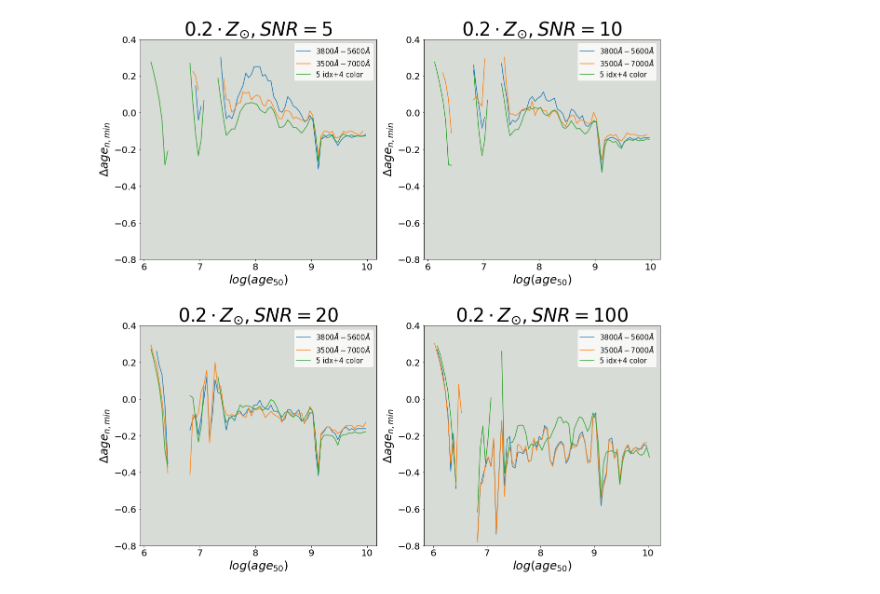
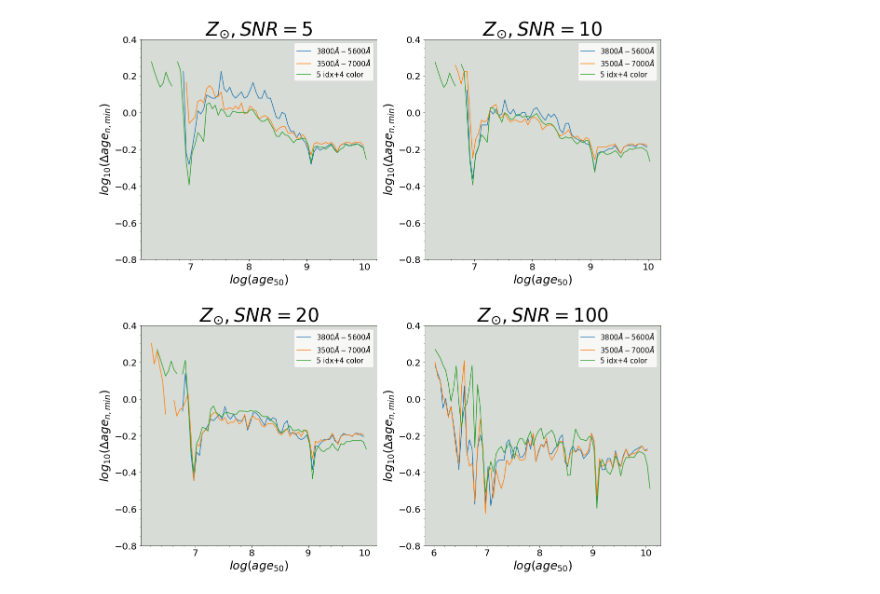
Before and after one commit to edoardorossi3/TESIedo_git, a Jupyter notebook: tesi_py/article_resolution.ipynb, the cells around one changed output. Saved outputs shown, nothing was run; the diff lists cells and outputs as text; code cells hidden in the pictures.

```diff
--- a/tesi_py/article_resolution.ipynb
+++ b/tesi_py/article_resolution.ipynb
@@ -5,47 +5,47 @@ import matplotlib.pyplot as plt
 # %%
 work_dir='/export/home/extragal/zibetti/ownCloud_Arcetri/SteMaGE/data/SEDlibraries/Sandage_v4.1_Zfix_noburst_cb16MILES_1M/'
 
-time_res_file_full_snr5='Time_resol_full_Z42fix1M_SNR5.fits'
+time_res_file_full_snr5='Time_resol_full_Zfix1M_SNR5.fits'
 time_res_file_snr5='Time_resol_Zfix1M_SNR5_tot.fits'
-time_res_file_full_wd_snr5='Time_resol_full_widerangewl_Z42fix1M_SNR5.fits'
+time_res_file_full_wd_snr5='Time_resol_full_widerangewl_Z62fix1M_SNR5.fits'
 
-time_res_file_full_snr10='Time_resol_full_Z42fix1M_SNR10.fits'
+time_res_file_full_snr10='Time_resol_full_Zfix1M_SNR10.fits'
 time_res_file_snr10='Time_resol_Zfix1M_SNR10_tot.fits'
-time_res_file_full_wd_snr10='Time_resol_full_widerangewl_Z42fix1M_SNR10.fits'
+time_res_file_full_wd_snr10='Time_resol_full_widerangewl_Z62fix1M_SNR10.fits'
 
-time_res_file_full_snr20='Time_resol_full_Z42fix1M_SNR20.fits'
+time_res_file_full_snr20='Time_resol_full_Zfix1M_SNR20.fits'
 time_res_file_snr20='Time_resol_Zfix1M_SNR20_tot.fits'
-time_res_file_full_wd_snr20='Time_resol_full_widerangewl_Z42fix1M_SNR20.fits'
+time_res_file_full_wd_snr20='Time_resol_full_widerangewl_Z62fix1M_SNR20.fits'
 
-time_res_file_full_snr100='Time_resol_full_Z42fix1M_SNR100.fits'
+time_res_file_full_snr100='Time_resol_full_Zfix1M_SNR100.fits'
 time_res_file_snr100='Time_resol_Zfix1M_SNR100_tot.fits'
-time_res_file_full_wd_snr100='Time_resol_full_widerangewl_Z42fix1M_SNR100.fits'
+time_res_file_full_wd_snr100='Time_resol_full_widerangewl_Z62fix1M_SNR100.fits'
 # %%
 hdul_full_snr5=fits.open(work_dir+time_res_file_full_snr5)
 time_resol_full_snr5=hdul_full_snr5[1].data
 hdul_snr5=fits.open(work_dir+time_res_file_snr5)
-time_res_snr5=hdul_snr5[1].data['Log_d1090n50_min_z42']
+time_res_snr5=hdul_snr5[1].data['Log_d1090n50_min_z62']
 hdul_full_wd_snr5=fits.open(work_dir+time_res_file_full_wd_snr5)
 time_resol_full_wd_snr5=hdul_full_wd_snr5[1].data
 
 hdul_full_snr10=fits.open(work_dir+time_res_file_full_snr10)
 time_resol_full_snr10=hdul_full_snr10[1].data
 hdul_snr10=fits.open(work_dir+time_res_file_snr10)
-time_res_snr10=hdul_snr10[1].data['Log_d1090n50_min_z42']
+time_res_snr10=hdul_snr10[1].data['Log_d1090n50_min_z62']
 hdul_full_wd_snr10=fits.open(work_dir+time_res_file_full_wd_snr10)
 time_resol_full_wd_snr10=hdul_full_wd_snr10[1].data
 
 hdul_full_snr20=fits.open(work_dir+time_res_file_full_snr20)
 time_resol_full_snr20=hdul_full_snr20[1].data
 hdul_snr20=fits.open(work_dir+time_res_file_snr20)
-time_res_snr20=hdul_snr20[1].data['Log_d1090n50_min_z42']
+time_res_snr20=hdul_snr20[1].data['Log_d1090n50_min_z62']
 hdul_full_wd_snr20=fits.open(work_dir+time_res_file_full_wd_snr20)
 time_resol_full_wd_snr20=hdul_full_wd_snr20[1].data
 
 hdul_full_snr100=fits.open(work_dir+time_res_file_full_snr100)
 time_resol_full_snr100=hdul_full_snr100[1].data
 hdul_snr100=fits.open(work_dir+time_res_file_snr100)
-time_res_snr100=hdul_snr100[1].data['Log_d1090n50_min_z42']
+time_res_snr100=hdul_snr100[1].data['Log_d1090n50_min_z62']
 hdul_full_wd_snr100=fits.open(work_dir+time_res_file_full_wd_snr100)
 time_resol_full_wd_snr100=hdul_full_wd_snr100[1].data
 # %%
@@ -67,7 +67,7 @@ lim=[-0.8, 0.4]
 size_title=40
 size_legend=15
 xlabel=r'$log(age_{50})$'
-ylabel=r'$\Delta age_{n,min}$'
+ylabel=r'$log_{10}(\Delta age_{n,min})$'
 size_num=20
 size_label=25
 
@@ -78,11 +78,12 @@ axs[0,0].plot(age_50mid, time_res_snr5, label='5 idx+4 color')
 axs[0,0].set_facecolor('#d8dcd6')
 
 axs[0,0].legend(loc='upper right', fontsize=size_legend)
-axs[0,0].set_title(r'$0.2\cdot Z_{\odot}, SNR=5$', fontsize=size_title)
+axs[0,0].set_title(r'$Z_{\odot}, SNR=5$', fontsize=size_title)
 axs[0,0].set_ylim(lim)
 axs[0,0].set_xlabel(xlabel, fontsize=size_label)
 axs[0,0].set_ylabel(ylabel, fontsize=size_label)
 axs[0,0].tick_params(labelsize=size_num)
+axs[0,0].minorticks_on()
 
 axs[0,1].plot(age_50mid, time_resol_full_snr10, label=r'$3800\AA-5600\AA$')
 axs[0,1].plot(age_50mid, time_resol_full_wd_snr10, label=r'$3500\AA-7000\AA$')
@@ -91,39 +92,42 @@ axs[0,1].plot(age_50mid, time_res_snr10, label='5 idx+4 color')
 axs[0,1].set_facecolor('#d8dcd6')
 
 axs[0,1].legend(loc='upper right', fontsize=size_legend)
-axs[0,1].set_title(r'$0.2 \cdot Z_{\odot}, SNR=10$', fontsize=size_title)
+axs[0,1].set_title(r'$Z_{\odot}, SNR=10$', fontsize=size_title)
 axs[0,1].set_ylim(lim)
 axs[0,1].set_xlabel(xlabel, fontsize=size_label)
 axs[0,1].set_ylabel(ylabel, fontsize=size_label)
 axs[0,1].tick_params(labelsize=size_num)
+axs[0,1].minorticks_on()
 
 axs[1,0].plot(age_50mid, time_resol_full_snr20, label=r'$3800\AA-5600\AA$')
 axs[1,0].plot(age_50mid, time_resol_full_wd_snr20, label=r'$3500\AA-7000\AA$')
 axs[1,0].plot(age_50mid, time_res_snr20, label='5 idx+4 color')
 
 axs[1,0].set_facecolor('#d8dcd6')
 
 axs[1,0].legend(loc='upper right', fontsize=size_legend)
-axs[1,0].set_title(r'$0.2 \cdot Z_{\odot}, SNR=20$', fontsize=size_title)
+axs[1,0].set_title(r'$Z_{\odot}, SNR=20$', fontsize=size_title)
 axs[1,0].set_ylim(lim)
 axs[1,0].set_xlabel(xlabel, fontsize=size_label)
 axs[1,0].set_ylabel(ylabel, fontsize=size_label)
 axs[1,0].tick_params(labelsize=size_num)
+axs[1,0].minorticks_on()
 
 #axs[1,1].plot(age_50mid, time_resol_full_snr100, label='full')
 axs[1,1].plot(age_50mid, time_resol_full_snr100, label=r'$3800\AA-5600\AA$')
 #axs[1,1].plot(age_50mid, time_resol_full_wd_snr100, label='full wide range')
 axs[1,1].plot(age_50mid, time_resol_full_wd_snr100, label=r'$3500\AA-7000\AA$')
 axs[1,1].plot(age_50mid, time_res_snr100, label='5 idx+4 color')
 
 axs[1,1].set_facecolor('#d8dcd6')
 
 axs[1,1].legend(loc='upper right', fontsize=size_legend)
-axs[1,1].set_title(r'$0.2 \cdot Z_{\odot}, SNR=100$', fontsize=size_title)
+axs[1,1].set_title(r'$Z_{\odot}, SNR=100$', fontsize=size_title)
 axs[1,1].set_ylim(lim)
 axs[1,1].set_xlabel(xlabel, fontsize=size_label)
 axs[1,1].set_ylabel(ylabel, fontsize=size_label)
 axs[1,1].tick_params(labelsize=size_num)
+axs[1,1].minorticks_on()
 # %% [output]
-[figure, old version]
+[figure, new version]
 # %%
```
Also changed, not shown: parts of 1 cell of this notebook, 4 other files.
